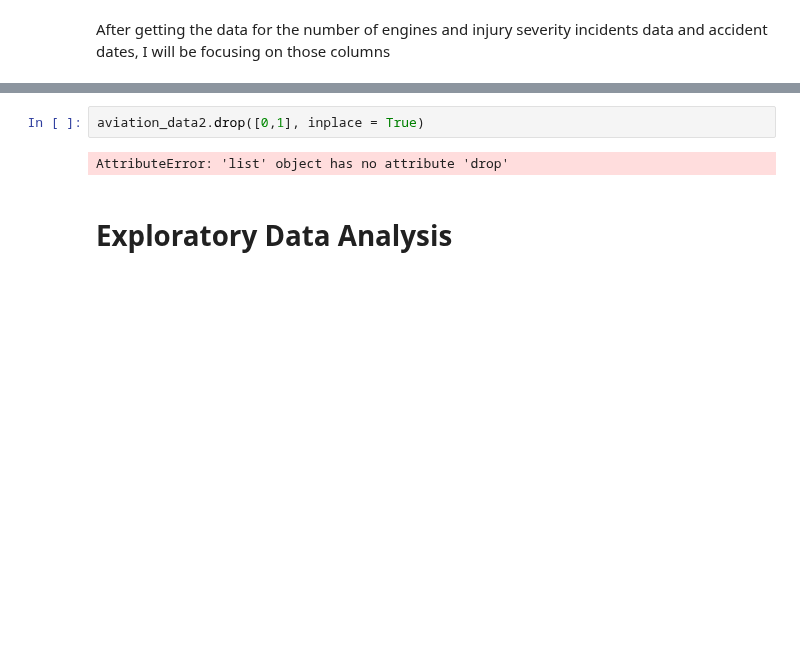
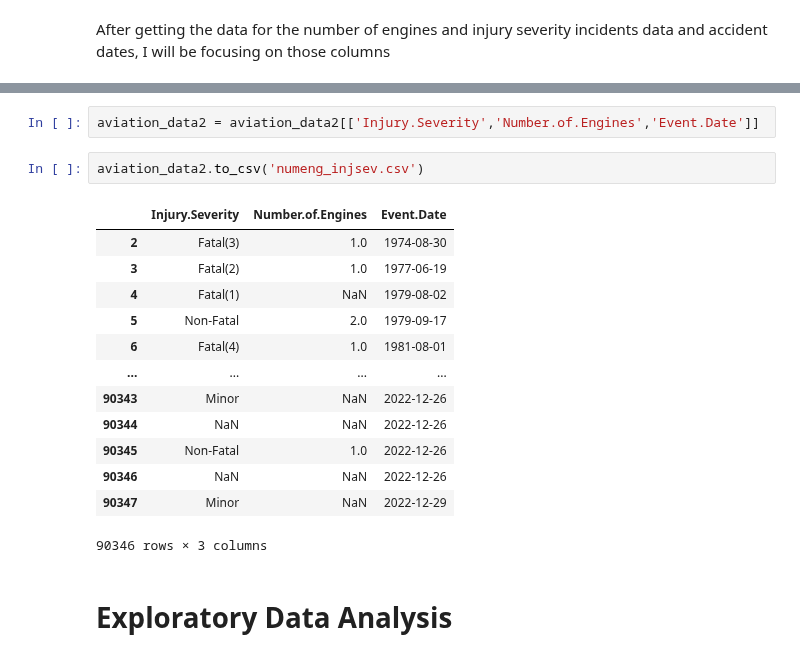
Before and after one commit to BlackXWulf/Flying-Through-The-Years, a Jupyter notebook: notebook.ipynb, the cells around one changed output, grey strips where cells are left out. Drawn from its saved outputs; the diff is of its cells as text; blank space fills up the shorter version.

```diff
--- a/Phase1Project.ipynb
+++ b/notebook.ipynb
@@ -160,7 +173,21 @@ aviation_data
 # %%
-aviation_data2.drop([0,1], inplace = True)
+aviation_data2 = aviation_data2[['Injury.Severity','Number.of.Engines','Event.Date']]
-# %% [output]
-AttributeError: 'list' object has no attribute 'drop'
+# %%
+aviation_data2.to_csv('numeng_injsev.csv')
+# %% [output]
+|  | Injury.Severity | Number.of.Engines | Event.Date |
+| 2 | Fatal(3) | 1.0 | 1974-08-30 |
+| 3 | Fatal(2) | 1.0 | 1977-06-19 |
+| 4 | Fatal(1) | NaN | 1979-08-02 |
+| 5 | Non-Fatal | 2.0 | 1979-09-17 |
+| 6 | Fatal(4) | 1.0 | 1981-08-01 |
+| ... | ... | ... | ... |
+| 90343 | Minor | NaN | 2022-12-26 |
+| 90344 | NaN | NaN | 2022-12-26 |
+| 90345 | Non-Fatal | 1.0 | 2022-12-26 |
+| 90346 | NaN | NaN | 2022-12-26 |
+| 90347 | Minor | NaN | 2022-12-29 |
+90346 rows × 3 columns
 # %% [markdown]
 # Exploratory Data Analysis
 # %% [markdown]
```
Also changed, not shown: parts of 5 cells of this notebook, 1 other file.
